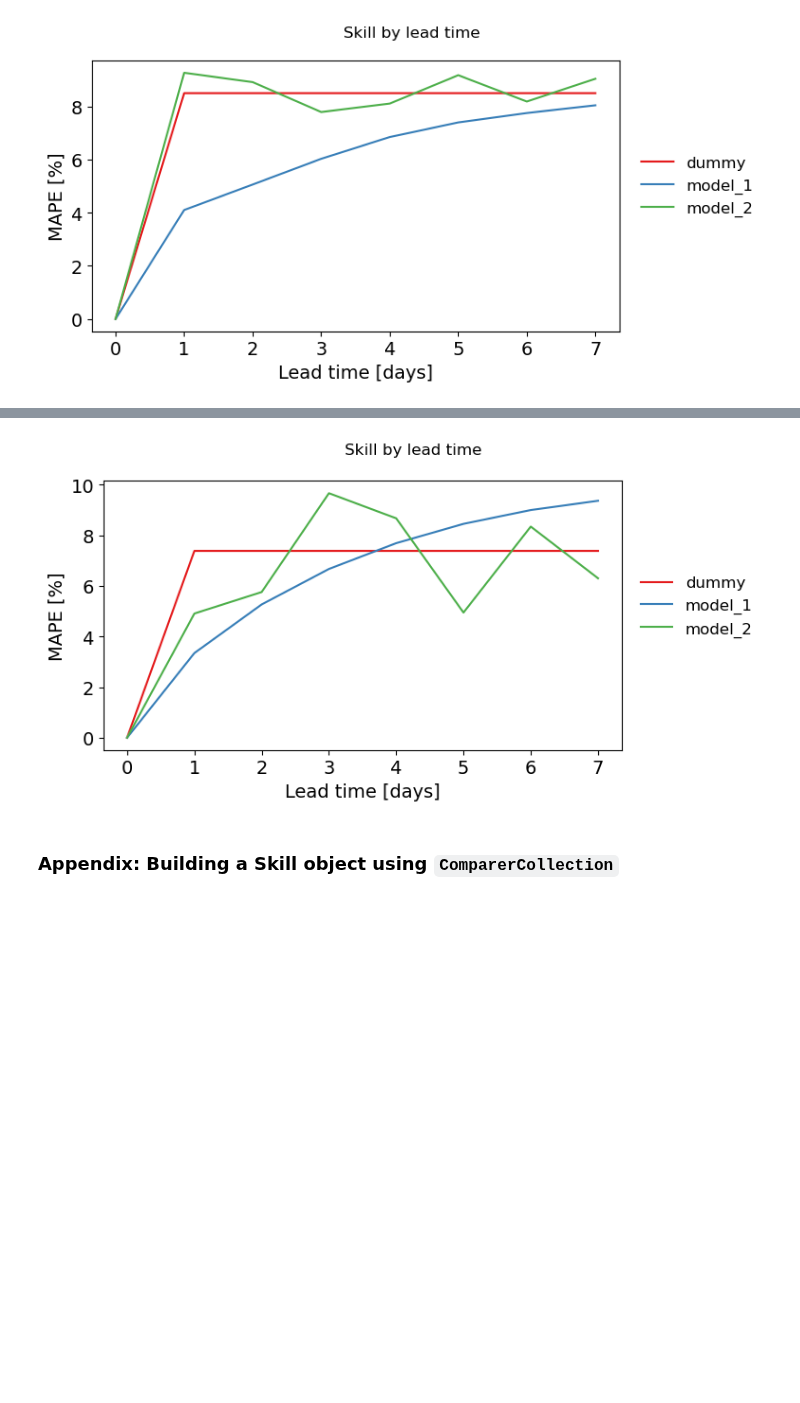
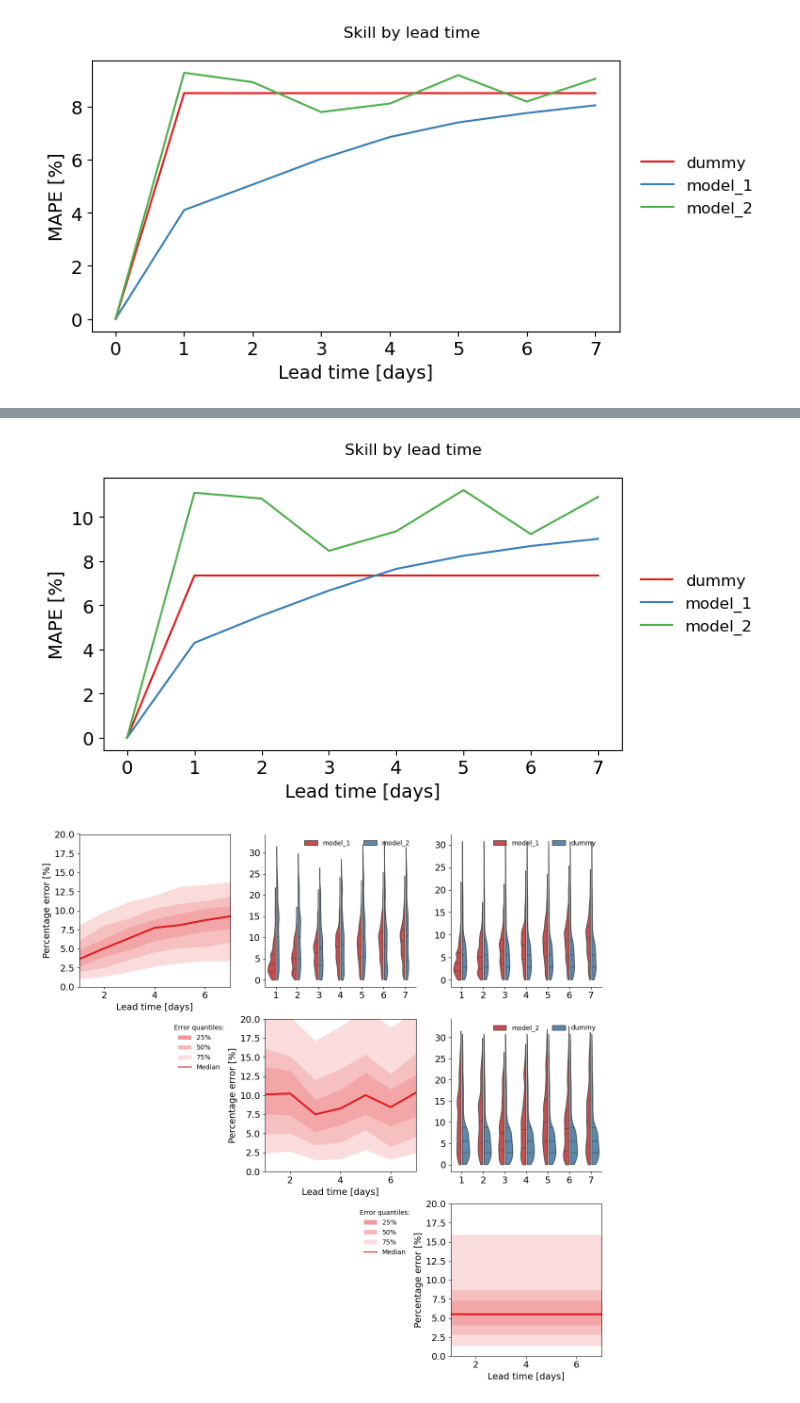
Before and after one commit to DHI/modelskill, a Jupyter notebook: notebooks/Forecast_skill.ipynb, the cells around one changed output, grey strips where cells are left out. Saved outputs shown, nothing was run; the diff lists cells and outputs as text; code cells hidden in the pictures; blank space fills up the shorter version.

```diff
--- a/notebooks/Forecast_skill.ipynb
+++ b/notebooks/Forecast_skill.ipynb
@@ -85,7 +111,10 @@ def prepare_skill_table_for_plot(sk):
 
     return pd.concat([skill_for_plot, baseline]).sort_values(by=["model", "lead_time"])
 
-def plot_skill_by_lead_time(df, metric, ax):
+def plot_skill_by_lead_time(df, metric):
+
+    fig, ax = plt.subplots(1, 1, figsize=(8, 4))
+
     sns.lineplot(
         data=df,
         x="lead_time",
@@ -99,6 +128,9 @@ def plot_skill_by_lead_time(df, metric, ax):
     ax.set_ylabel("MAPE [%]", fontsize=14)
     ax.legend(frameon=False, fontsize=12, bbox_to_anchor=(1.28, 0.7)),
     ax.tick_params(axis="both", which="major", labelsize=14)
+
+    plt.tight_layout()
+    plt.show()
 # %%
 metric = "mape"
 skill_for_plot = prepare_skill_table_for_plot(sk)
@@ -200,13 +259,3 @@ plt.show()
 # %%
-july_skill = cmp.where(cmp.data.time.dt.month == 7).skill(by=["model", "lead_time"], metrics=metrics).sort_index()
+threshold = 14000
+skill_high_values = cmp.where(cmp.data.Observation > threshold).skill(by=["model", "lead_time"], metrics=metrics).sort_index()
-# %%
-july_skill_for_plot = prepare_skill_table_for_plot(july_skill)
-
-fig, ax = plt.subplots(1, 1, figsize=(8, 4))
-plot_skill_by_lead_time(july_skill_for_plot, metric, ax)
-plt.tight_layout()
-plt.show()
-# %% [output]
-[figure, removed]
-# %% [markdown]
-### Appendix: Building a Skill object using `ComparerCollection`
@@ -240,0 +262,10 @@ plt.show()
+# %%
+skill_for_plot = prepare_skill_table_for_plot(skill_high_values)
+plot_skill_by_lead_time(skill_for_plot, metric)
+
+filtered_matched_results = matched_model_results.loc[matched_model_results["observation"] > threshold,:].copy()
+melted_results = generate_melted_error_df(filtered_matched_results)
+plot_error_distribution_array(melted_results)
+# %% [output]
+[figure, added]
+[figure, added]
```
Also changed, not shown: parts of 26 cells of this notebook.
